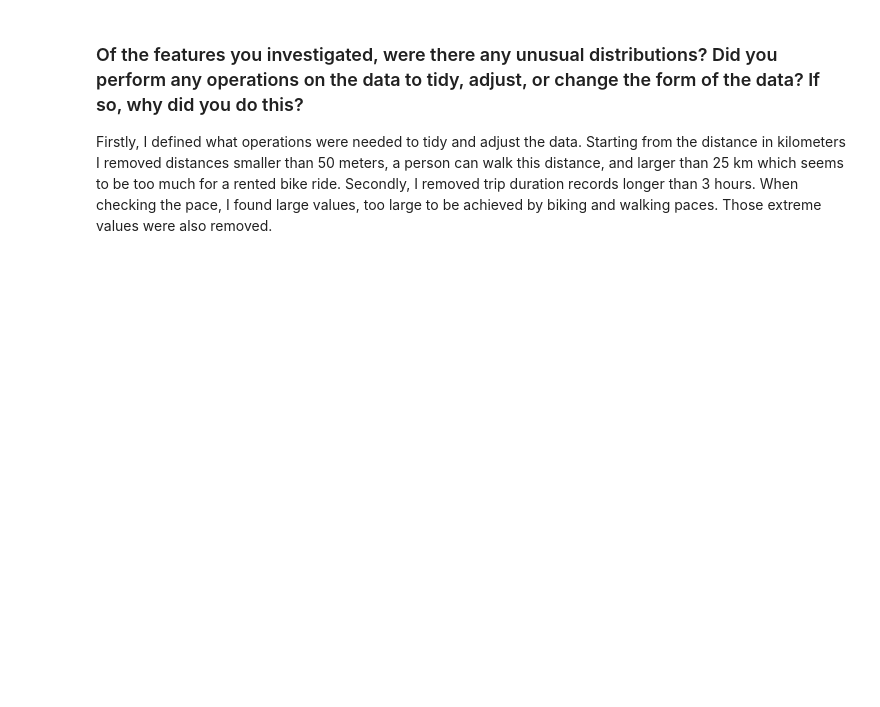
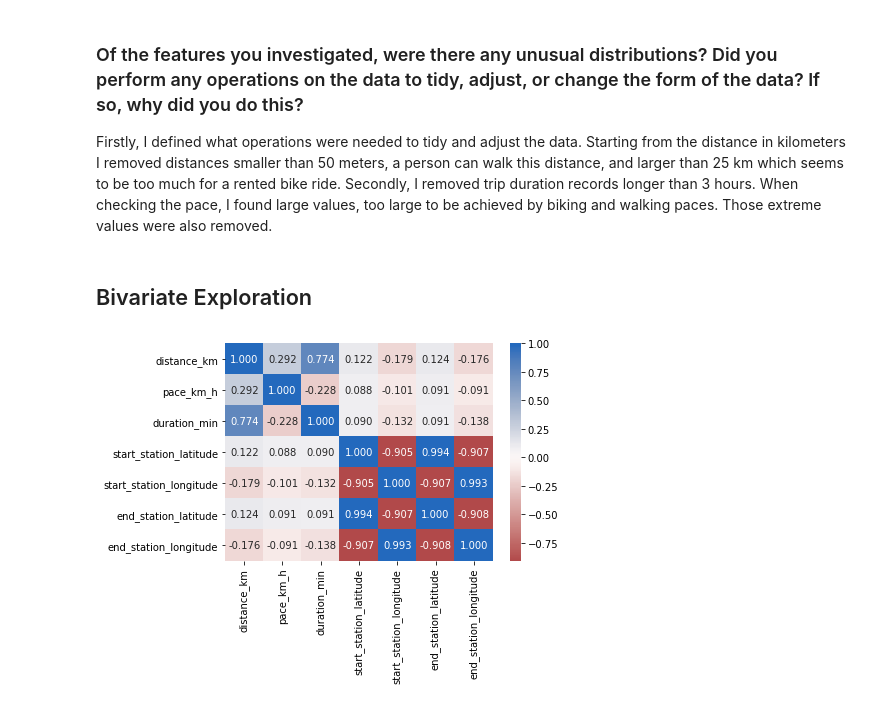
Before and after one commit to eduardopd/udacity-data-analysis-data-visualization, a Jupyter notebook: bay-wheels.ipynb, the cells around one changed output. Cells and saved outputs as stored; diff of their text form; code cells hidden in the pictures; blank space fills up the shorter version.

```diff
--- a/bay-wheels.ipynb
+++ b/bay-wheels.ipynb
@@ -613,3 +598,19 @@ There were some unusual points in the data like distances too large to be covere
 ### Of the features you investigated, were there any unusual distributions? Did you perform any operations on the data to tidy, adjust, or change the form of the data? If so, why did you do this? ###
 
 Firstly, I defined what operations were needed to tidy and adjust the data. Starting from the distance in kilometers I removed distances smaller than 50 meters, a person can walk this distance, and larger than 25 km which seems to be too much for a rented bike ride. Secondly, I removed trip duration records longer than 3 hours. When checking the pace, I found large values, too large to be achieved by biking and walking paces. Those extreme values were also removed.
+# %% [markdown]
+## Bivariate Exploration
+# %%
+numeric_vars = ['distance_km', 'pace_km_h', 'duration_min','start_station_latitude', 'start_station_longitude','end_station_latitude', 'end_station_longitude']
+numeric_vars_short = ['distance_km', 'pace_km_h', 'duration_min']
+
+categoric_vars = ['user_type','rental_access_method']
+# %%
+# Correlation plot
+
+def graph():
+    sb.heatmap(df_clean_eda[numeric_vars].corr(), annot = True, fmt = '.3f', cmap = 'vlag_r', center=0)
+
+graph()
+# %% [output]
+[figure, added]
```
Also changed, not shown: parts of 37 cells of this notebook.
